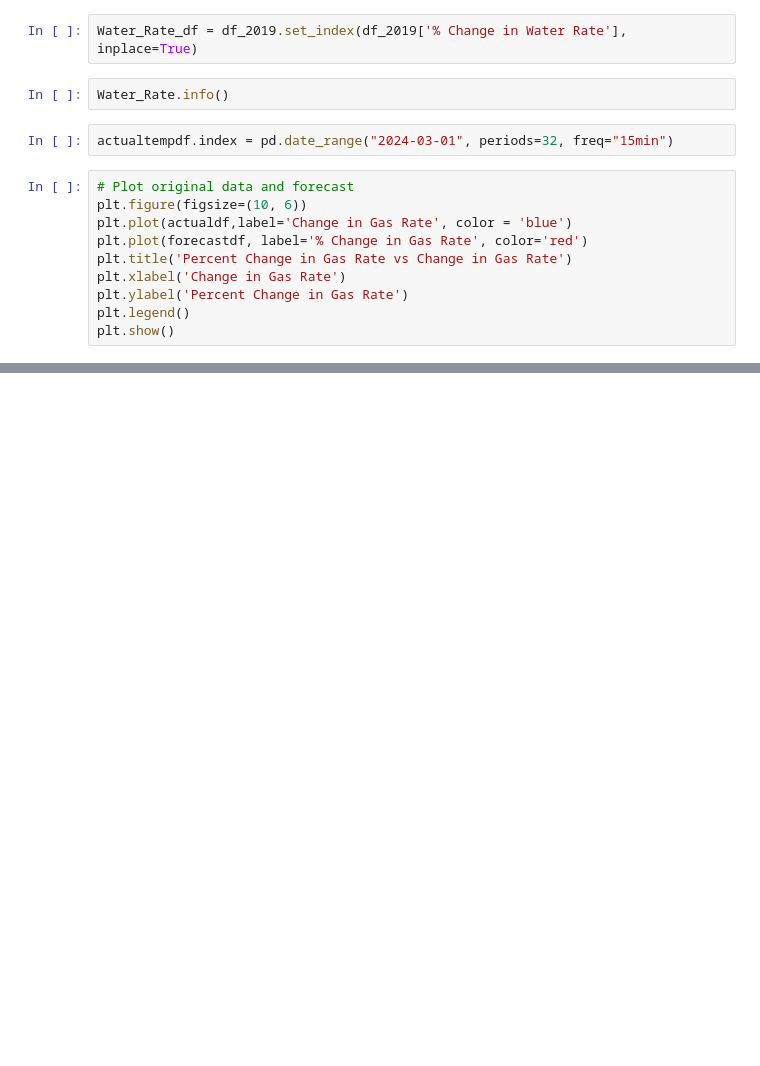
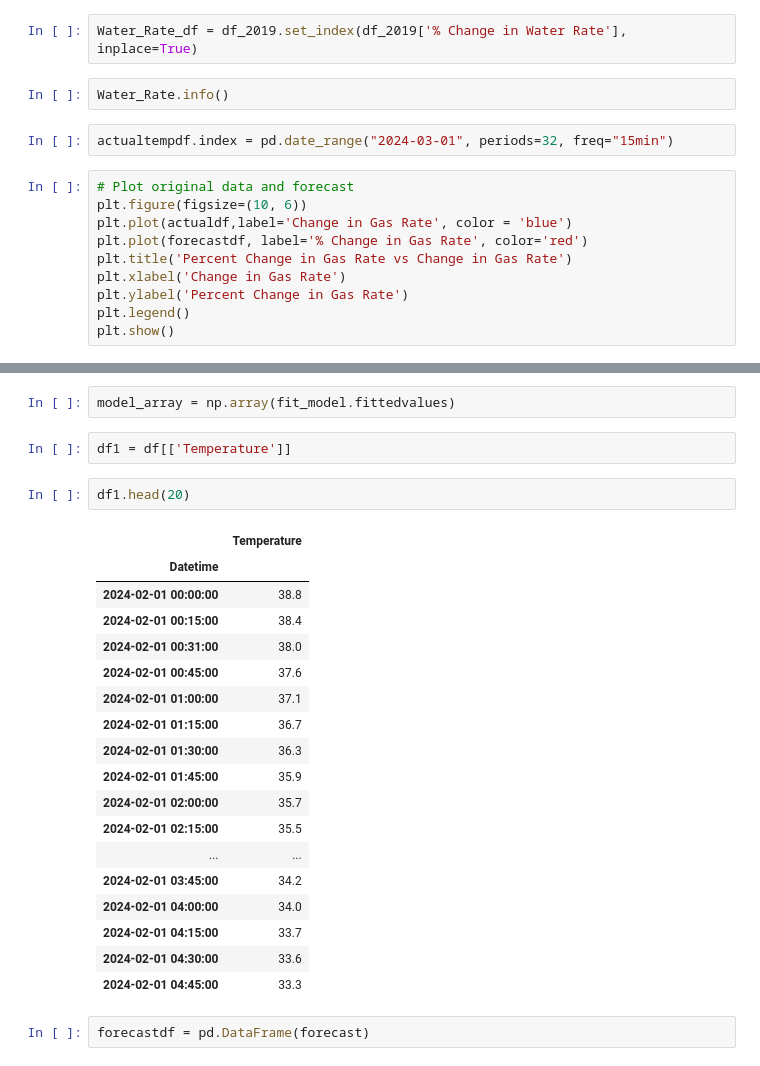
Before and after one commit to DrMelissaFranklin/Docker.dsub, a Jupyter notebook: Capstone_CO2_Sequestration_project.ipynb, the cells around one changed output, grey strips where cells are left out. Drawn from its saved outputs; the diff is of its cells as text; blank space fills up the shorter version.

```diff
--- a/Capstone_CO2_Sequestration_project.ipynb
+++ b/Capstone_CO2_Sequestration_project.ipynb
@@ -350,0 +404,27 @@ plt.show()
+# %%
+model_array = np.array(fit_model.fittedvalues)
+# %%
+df1 = df[['Temperature']]
+# %%
+df1.head(20)
+# %% [output]
+|  | Temperature |
+| Datetime |  |
+| 2024-02-01 00:00:00 | 38.8 |
+| 2024-02-01 00:15:00 | 38.4 |
+| 2024-02-01 00:31:00 | 38.0 |
+| 2024-02-01 00:45:00 | 37.6 |
+| 2024-02-01 01:00:00 | 37.1 |
+| 2024-02-01 01:15:00 | 36.7 |
+| 2024-02-01 01:30:00 | 36.3 |
+| 2024-02-01 01:45:00 | 35.9 |
+| 2024-02-01 02:00:00 | 35.7 |
+| 2024-02-01 02:15:00 | 35.5 |
+| ... | ... |
+| 2024-02-01 03:45:00 | 34.2 |
+| 2024-02-01 04:00:00 | 34.0 |
+| 2024-02-01 04:15:00 | 33.7 |
+| 2024-02-01 04:30:00 | 33.6 |
+| 2024-02-01 04:45:00 | 33.3 |
+# %%
+forecastdf = pd.DataFrame(forecast)
```
Also changed, not shown: parts of 28 cells of this notebook.
